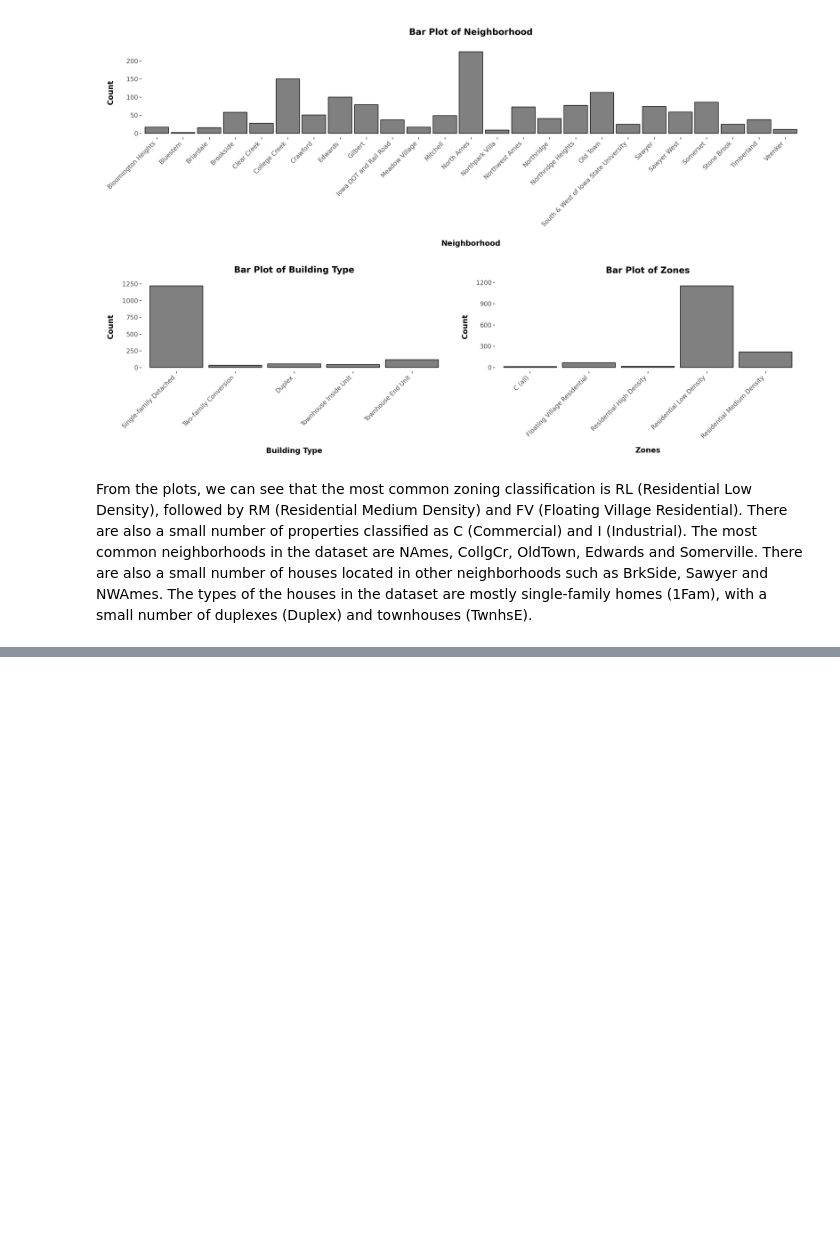
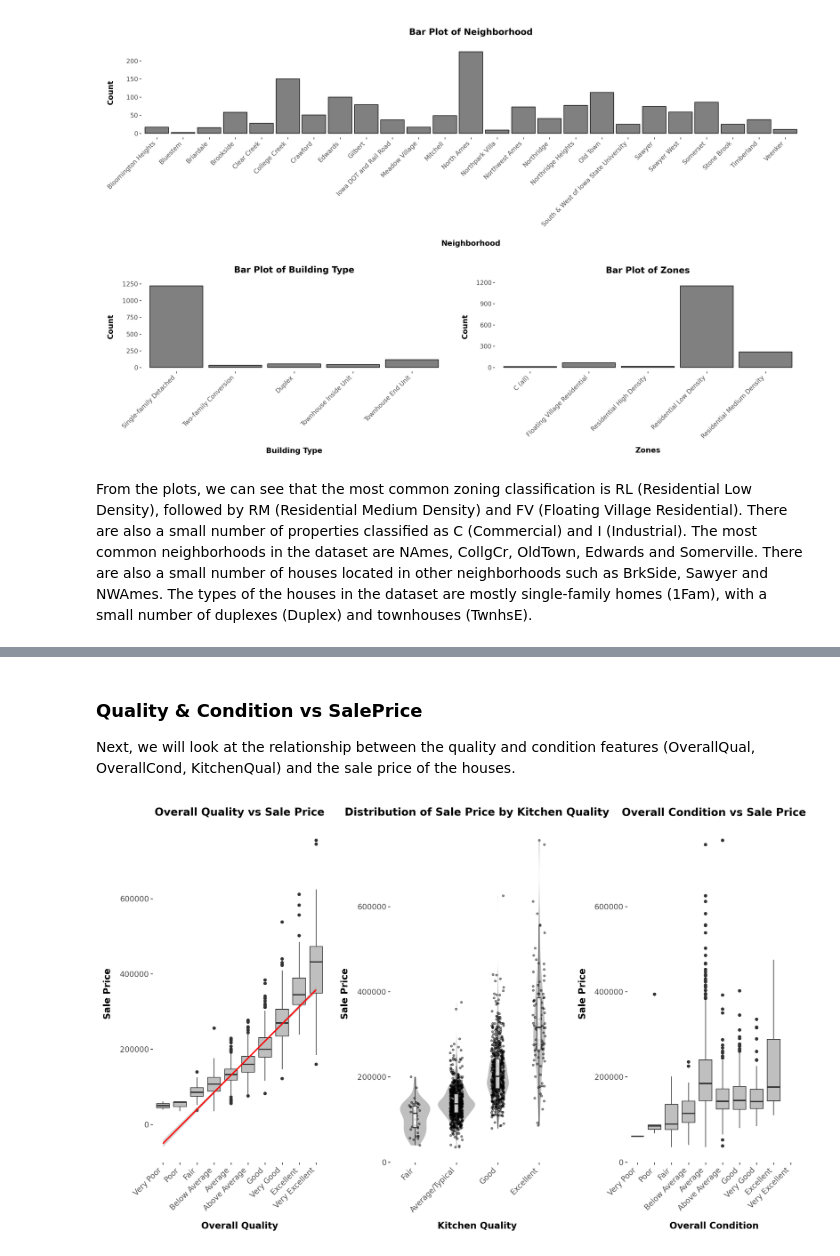
Before and after one commit to tasosrigos-bit/house-prices-advanced-regression-techniques, a Jupyter notebook: explanatory_data_analysis.ipynb, the cells around one changed output, grey strips where cells are left out. Saved outputs shown, nothing was run; the diff lists cells and outputs as text; code cells hidden in the pictures; blank space fills up the shorter version.

```diff
--- a/explanatory_data_analysis.ipynb
+++ b/explanatory_data_analysis.ipynb
@@ -313,0 +369,37 @@ From the plots, we can see that the most common zoning classification is RL (Res
+# %% [markdown]
+### Quality & Condition vs SalePrice
+
+Next, we will look at the relationship between the quality and condition features (OverallQual, OverallCond, KitchenQual) and the sale price of the houses.
+# %%
+overall_quality_boxplot = ggplot(train_data, aes(x='factor(OverallQual)', y='SalePrice')) + \
+    geom_boxplot(fill='grey', alpha=0.5) + \
+    geom_smooth(aes(group=1), method='lm', color='red') + \
+    report_theme + theme(figure_size=(10, 6), axis_text_x=element_text(angle=45, hjust=1)) + \
+    scale_x_discrete(limits=range(1, 11), labels= {10: 'Very Excellent', 9: 'Excellent', 8: 'Very Good', 7: 'Good', 6: 'Above Average', 5: 'Average', 4: 'Below Average', 3: 'Fair', 2:  'Poor', 1: 'Very Poor'}) + \
+    labs(title='Overall Quality vs Sale Price', x='Overall Quality', y='Sale Price')
+
+quality_order = ['Po', 'Fa', 'TA', 'Gd', 'Ex']
+
+train_data['KitchenQual'] = pd.Categorical(
+    train_data['KitchenQual'],
+    categories=quality_order,
+    ordered=True
+)
+
+kitchen_violin = ggplot(train_data, aes(x='KitchenQual', y='SalePrice')) + \
+    geom_violin(fill='grey', alpha=0.5, color='none') + \
+    geom_jitter(width=0.15, alpha=0.4, size=1, color='black') + \
+    geom_boxplot(width=0.1, fill='white', alpha=0.8, outlier_shape='') + \
+    scale_x_discrete(labels={'Po': 'Poor', 'Fa': 'Fair', 'TA': 'Average/Typical', 'Gd': 'Good', 'Ex': 'Excellent'}) + \
+    report_theme + theme(figure_size=(10, 6), axis_text_x=element_text(angle=45, hjust=1)) + \
+    labs(title='Distribution of Sale Price by Kitchen Quality', x='Kitchen Quality', y='Sale Price')
+
+overall_condition_boxplot = ggplot(train_data, aes(x='factor(OverallCond)', y='SalePrice')) + \
+    geom_boxplot(fill='grey', alpha=0.5) + \
+    report_theme + theme(figure_size=(10, 6), axis_text_x=element_text(angle=45, hjust=1)) + \
+    scale_x_discrete(limits=range(1, 11), labels= {10: 'Very Excellent', 9: 'Excellent', 8: 'Very Good', 7: 'Good', 6: 'Above Average', 5: 'Average', 4: 'Below Average', 3: 'Fair', 2:  'Poor', 1: 'Very Poor'}) + \
+    labs(title='Overall Condition vs Sale Price', x='Overall Condition', y='Sale Price')
+
+(overall_quality_boxplot | kitchen_violin | overall_condition_boxplot) + theme(figure_size=(13, 8))
+# %% [output]
+[figure, added]
```
Also changed, not shown: parts of 14 cells of this notebook, 2 other files.
